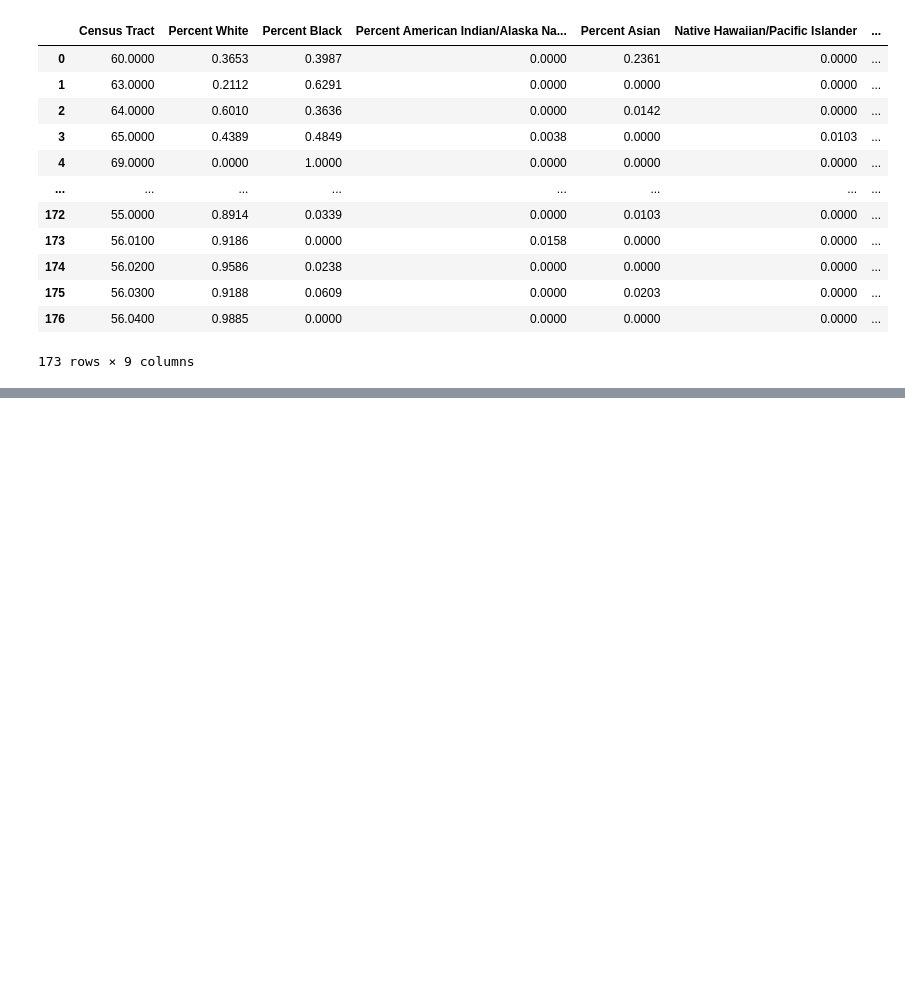
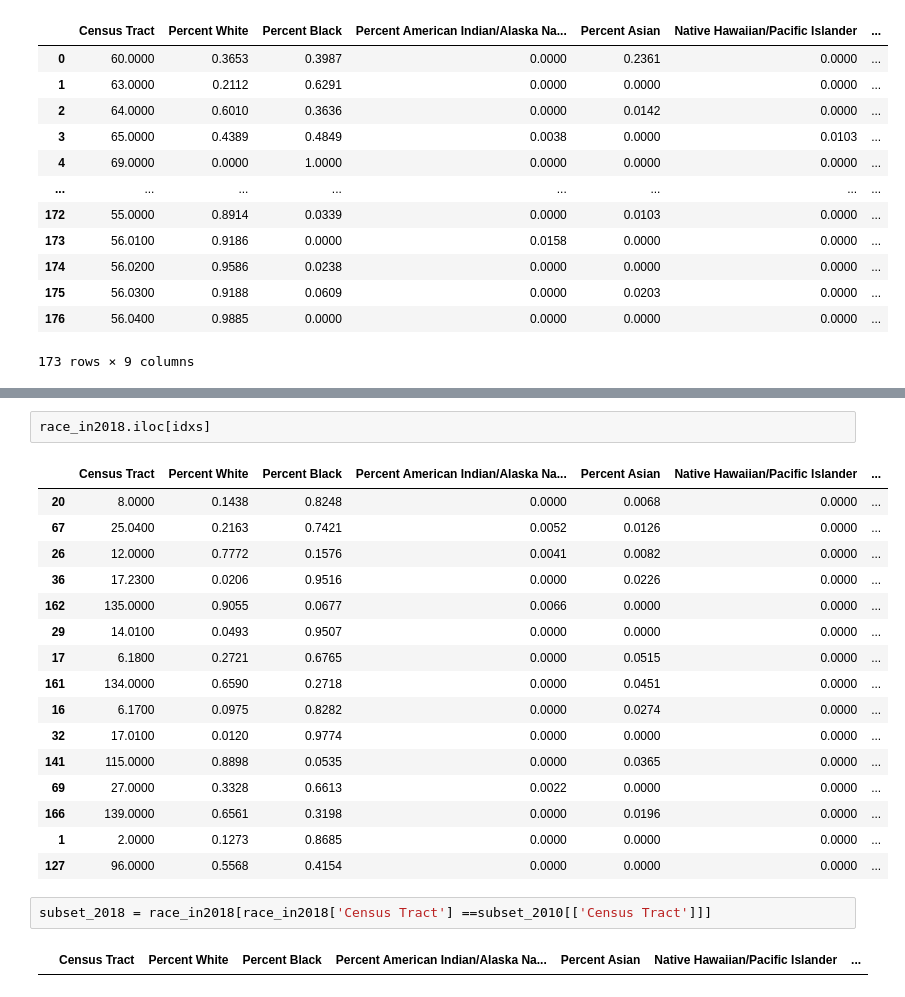
Before and after one commit to leosimanonok/DataScienceFinalTutorial, a Jupyter notebook: Leah.ipynb, the cells around one changed output, grey strips where cells are left out. Cells and saved outputs as stored; diff of their text form; blank space fills up the shorter version.

```diff
--- a/Leah.ipynb
+++ b/Leah.ipynb
@@ -937,0 +967,23 @@ IndexingError: Unalignable boolean Series provided as indexer (index of the bool
+# %%
+race_in2018.iloc[idxs]
+# %% [output]
+|  | Census Tract | Percent White | Percent Black | Percent American Indian/Alaska Na... | Percent Asian | Native Hawaiian/Pacific Islander | ... |
+| 20 | 8.0000 | 0.1438 | 0.8248 | 0.0000 | 0.0068 | 0.0000 | ... |
+| 67 | 25.0400 | 0.2163 | 0.7421 | 0.0052 | 0.0126 | 0.0000 | ... |
+| 26 | 12.0000 | 0.7772 | 0.1576 | 0.0041 | 0.0082 | 0.0000 | ... |
+| 36 | 17.2300 | 0.0206 | 0.9516 | 0.0000 | 0.0226 | 0.0000 | ... |
+| 162 | 135.0000 | 0.9055 | 0.0677 | 0.0066 | 0.0000 | 0.0000 | ... |
+| 29 | 14.0100 | 0.0493 | 0.9507 | 0.0000 | 0.0000 | 0.0000 | ... |
+| 17 | 6.1800 | 0.2721 | 0.6765 | 0.0000 | 0.0515 | 0.0000 | ... |
+| 161 | 134.0000 | 0.6590 | 0.2718 | 0.0000 | 0.0451 | 0.0000 | ... |
+| 16 | 6.1700 | 0.0975 | 0.8282 | 0.0000 | 0.0274 | 0.0000 | ... |
+| 32 | 17.0100 | 0.0120 | 0.9774 | 0.0000 | 0.0000 | 0.0000 | ... |
+| 141 | 115.0000 | 0.8898 | 0.0535 | 0.0000 | 0.0365 | 0.0000 | ... |
+| 69 | 27.0000 | 0.3328 | 0.6613 | 0.0022 | 0.0000 | 0.0000 | ... |
+| 166 | 139.0000 | 0.6561 | 0.3198 | 0.0000 | 0.0196 | 0.0000 | ... |
+| 1 | 2.0000 | 0.1273 | 0.8685 | 0.0000 | 0.0000 | 0.0000 | ... |
+| 127 | 96.0000 | 0.5568 | 0.4154 | 0.0000 | 0.0000 | 0.0000 | ... |
+# %%
+subset_2018 = race_in2018[race_in2018['Census Tract'] ==subset_2010[['Census Tract']]]
+# %% [output]
+|  | Census Tract | Percent White | Percent Black | Percent American Indian/Alaska Na... | Percent Asian | Native Hawaiian/Pacific Islander | ... |
```
Also changed, not shown: parts of 6 cells of this notebook.
